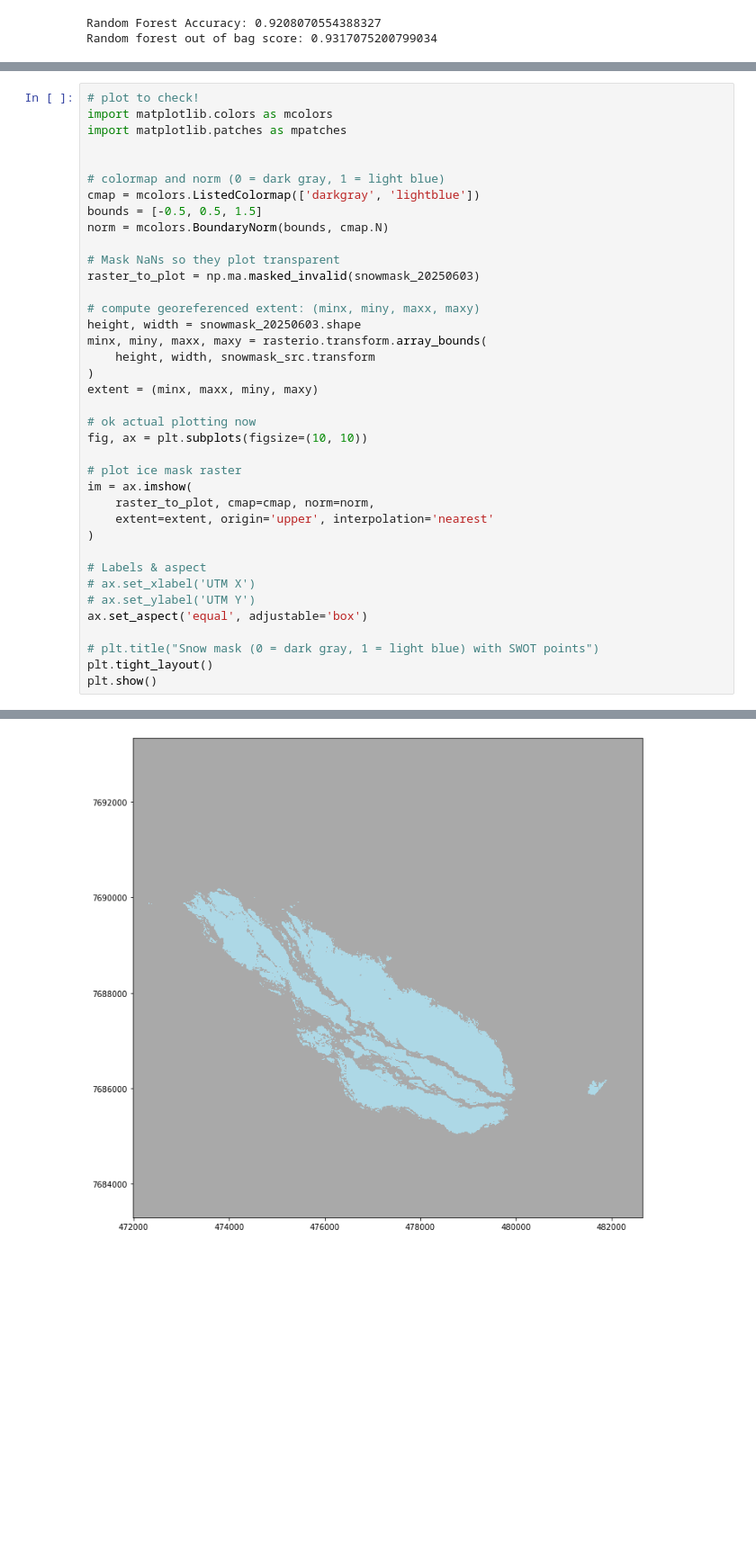
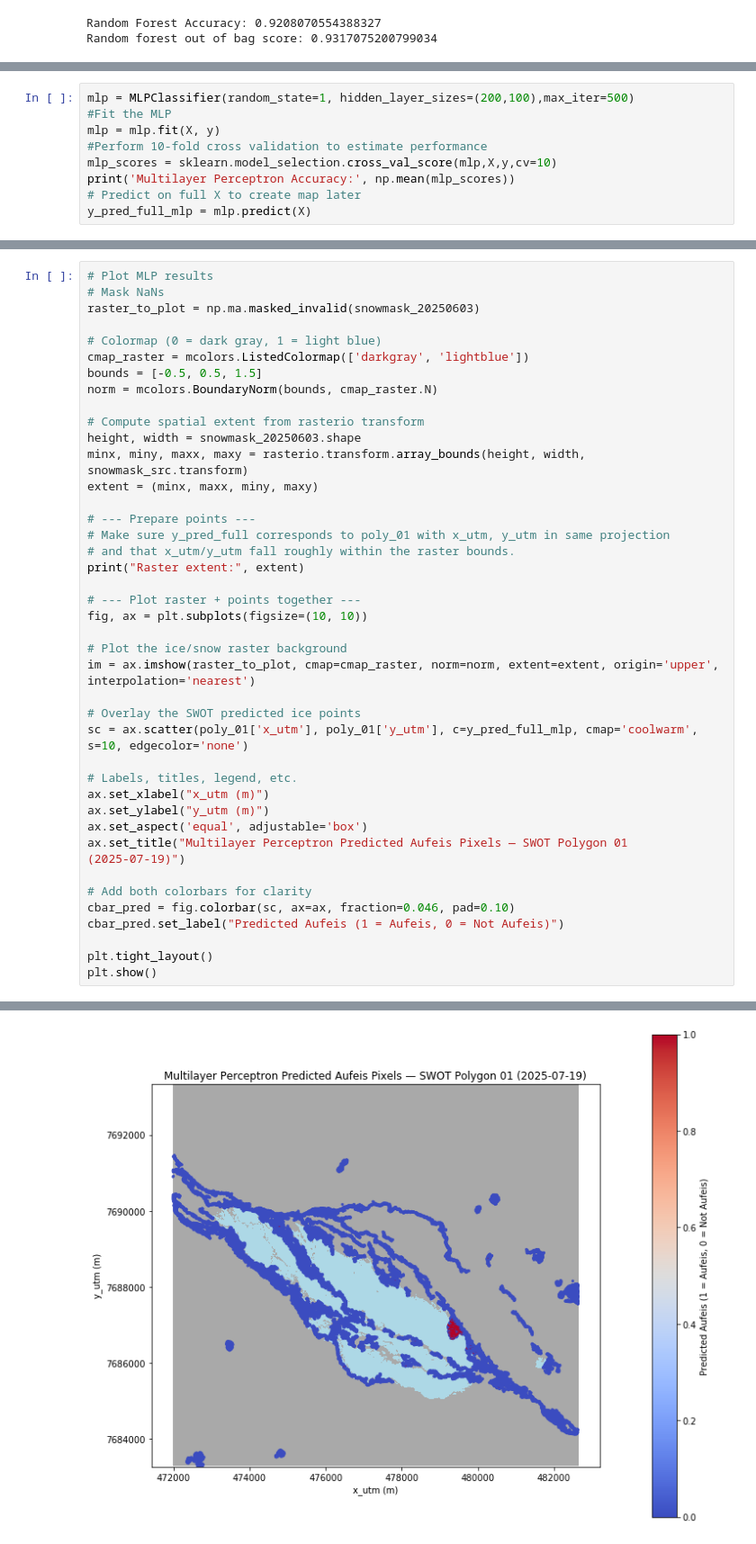
Before and after one commit to mlmac-seid/SWOT-aufeis, a Jupyter notebook: 3.1_classification-algorithms.ipynb, the cells around one changed output, grey strips where cells are left out. Shown at 90% size. Cells and saved outputs as stored; diff of their text form; blank space fills up the shorter version.

Commit message:
multilayer perceptron

```diff
--- a/3.1_classification-algorithms.ipynb
+++ b/3.1_classification-algorithms.ipynb
@@ -84,0 +71,9 @@ plt.show()
+# %%
+mlp = MLPClassifier(random_state=1, hidden_layer_sizes=(200,100),max_iter=500)
+#Fit the MLP
+mlp = mlp.fit(X, y)
+#Perform 10-fold cross validation to estimate performance
+mlp_scores = sklearn.model_selection.cross_val_score(mlp,X,y,cv=10)
+print('Multilayer Perceptron Accuracy:', np.mean(mlp_scores))
+# Predict on full X to create map later
+y_pred_full_mlp = mlp.predict(X)
@@ -85,39 +170,42 @@ plt.show()
 # %%
-# plot to check!
-import matplotlib.colors as mcolors
-import matplotlib.patches as mpatches
-
-
-# colormap and norm (0 = dark gray, 1 = light blue)
-cmap = mcolors.ListedColormap(['darkgray', 'lightblue'])
-bounds = [-0.5, 0.5, 1.5]
-norm = mcolors.BoundaryNorm(bounds, cmap.N)
-
-# Mask NaNs so they plot transparent
+# Plot MLP results
+# Mask NaNs
 raster_to_plot = np.ma.masked_invalid(snowmask_20250603)
 
-# compute georeferenced extent: (minx, miny, maxx, maxy)
+# Colormap (0 = dark gray, 1 = light blue)
+cmap_raster = mcolors.ListedColormap(['darkgray', 'lightblue'])
+bounds = [-0.5, 0.5, 1.5]
+norm = mcolors.BoundaryNorm(bounds, cmap_raster.N)
+
+# Compute spatial extent from rasterio transform
 height, width = snowmask_20250603.shape
-minx, miny, maxx, maxy = rasterio.transform.array_bounds(
-    height, width, snowmask_src.transform
-)
+minx, miny, maxx, maxy = rasterio.transform.array_bounds(height, width, snowmask_src.transform)
 extent = (minx, maxx, miny, maxy)
 
-# ok actual plotting now
+# --- Prepare points ---
+# Make sure y_pred_full corresponds to poly_01 with x_utm, y_utm in same projection
+# and that x_utm/y_utm fall roughly within the raster bounds.
+print("Raster extent:", extent)
+
+# --- Plot raster + points together ---
 fig, ax = plt.subplots(figsize=(10, 10))
 
-# plot ice mask raster
-im = ax.imshow(
-    raster_to_plot, cmap=cmap, norm=norm,
-    extent=extent, origin='upper', interpolation='nearest'
-)
+# Plot the ice/snow raster background
+im = ax.imshow(raster_to_plot, cmap=cmap_raster, norm=norm, extent=extent, origin='upper', interpolation='nearest')
 
-# Labels & aspect
-# ax.set_xlabel('UTM X')
-# ax.set_ylabel('UTM Y')
+# Overlay the SWOT predicted ice points
+sc = ax.scatter(poly_01['x_utm'], poly_01['y_utm'], c=y_pred_full_mlp, cmap='coolwarm', s=10, edgecolor='none')
+
+# Labels, titles, legend, etc.
+ax.set_xlabel("x_utm (m)")
+ax.set_ylabel("y_utm (m)")
 ax.set_aspect('equal', adjustable='box')
+ax.set_title("Multilayer Perceptron Predicted Aufeis Pixels — SWOT Polygon 01 (2025‑07‑19)")
 
-# plt.title("Snow mask (0 = dark gray, 1 = light blue) with SWOT points")
+# Add both colorbars for clarity
+cbar_pred = fig.colorbar(sc, ax=ax, fraction=0.046, pad=0.10)
+cbar_pred.set_label("Predicted Aufeis (1 = Aufeis, 0 = Not Aufeis)")
+
 plt.tight_layout()
 plt.show()
 # %% [output]
@@ -124 +213 @@ plt.show()
-[figure, old version]
+[figure, new version]
```
Also changed, not shown: parts of 9 cells of this notebook.
